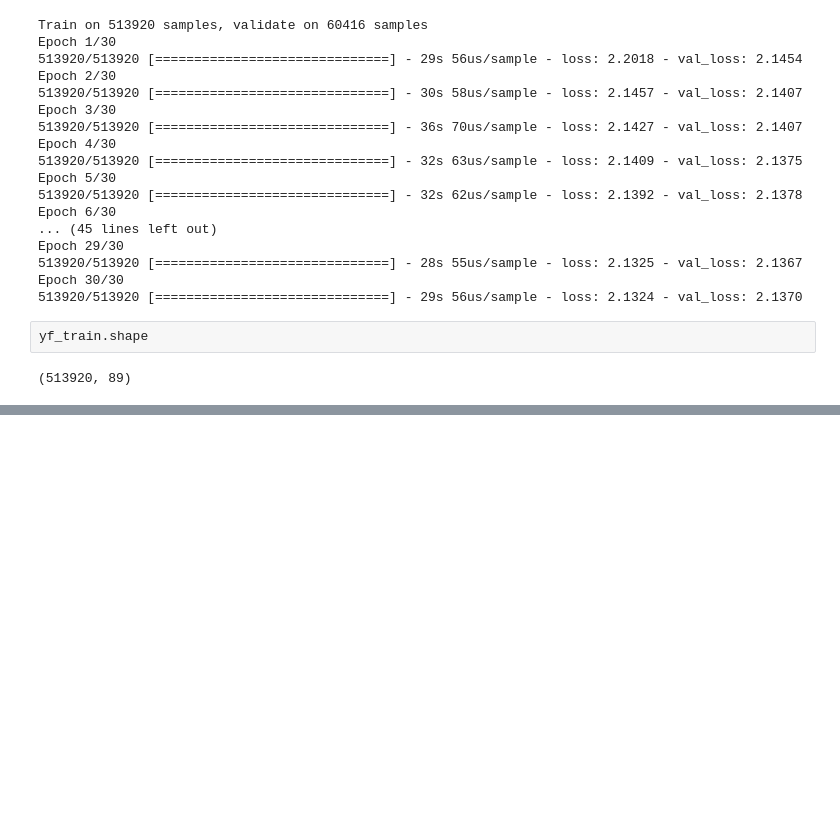
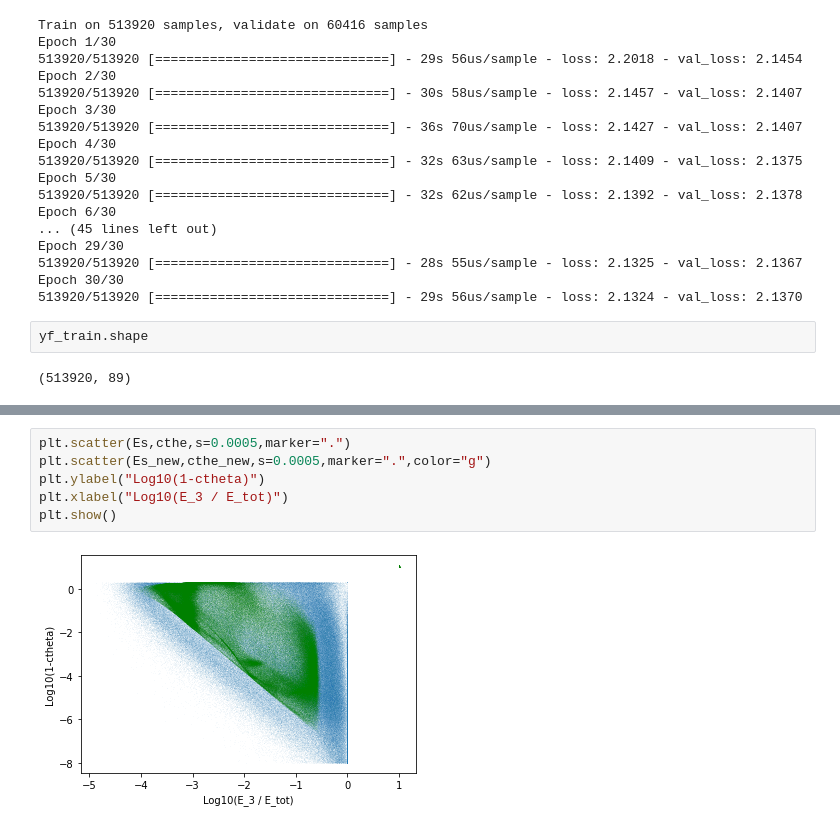
Before and after one commit to jaredaevans/Hadronizer, a Jupyter notebook: HadronizationNN.ipynb, the cells around one changed output, grey strips where cells are left out. Saved outputs shown, nothing was run; the diff lists cells and outputs as text; blank space fills up the shorter version.

```diff
--- a/HadronizationNN.ipynb
+++ b/HadronizationNN.ipynb
@@ -592,0 +717,8 @@ yf_train.shape
+# %%
+plt.scatter(Es,cthe,s=0.0005,marker=".")
+plt.scatter(Es_new,cthe_new,s=0.0005,marker=".",color="g")
+plt.ylabel("Log10(1-ctheta)")
+plt.xlabel("Log10(E_3 / E_tot)")
+plt.show()
+# %% [output]
+[figure, added]
```
Also changed, not shown: parts of 27 cells of this notebook, 1 other file.
